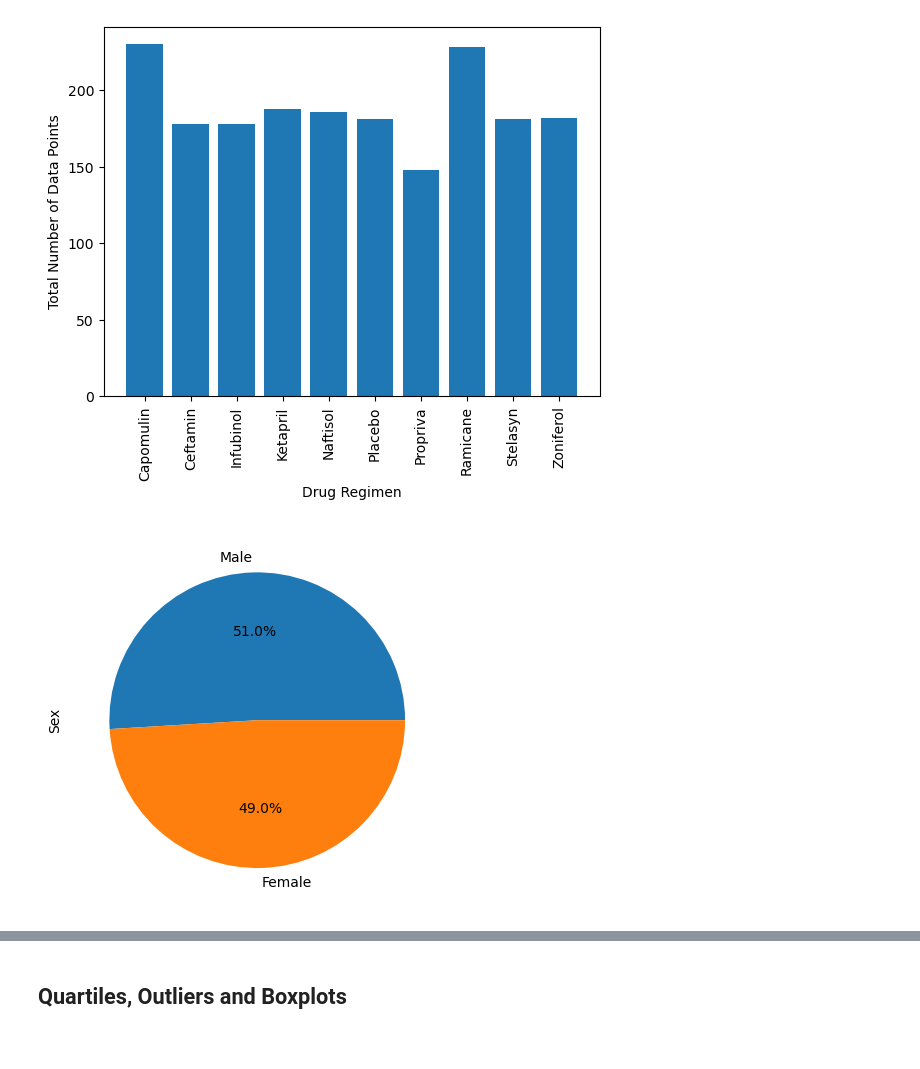
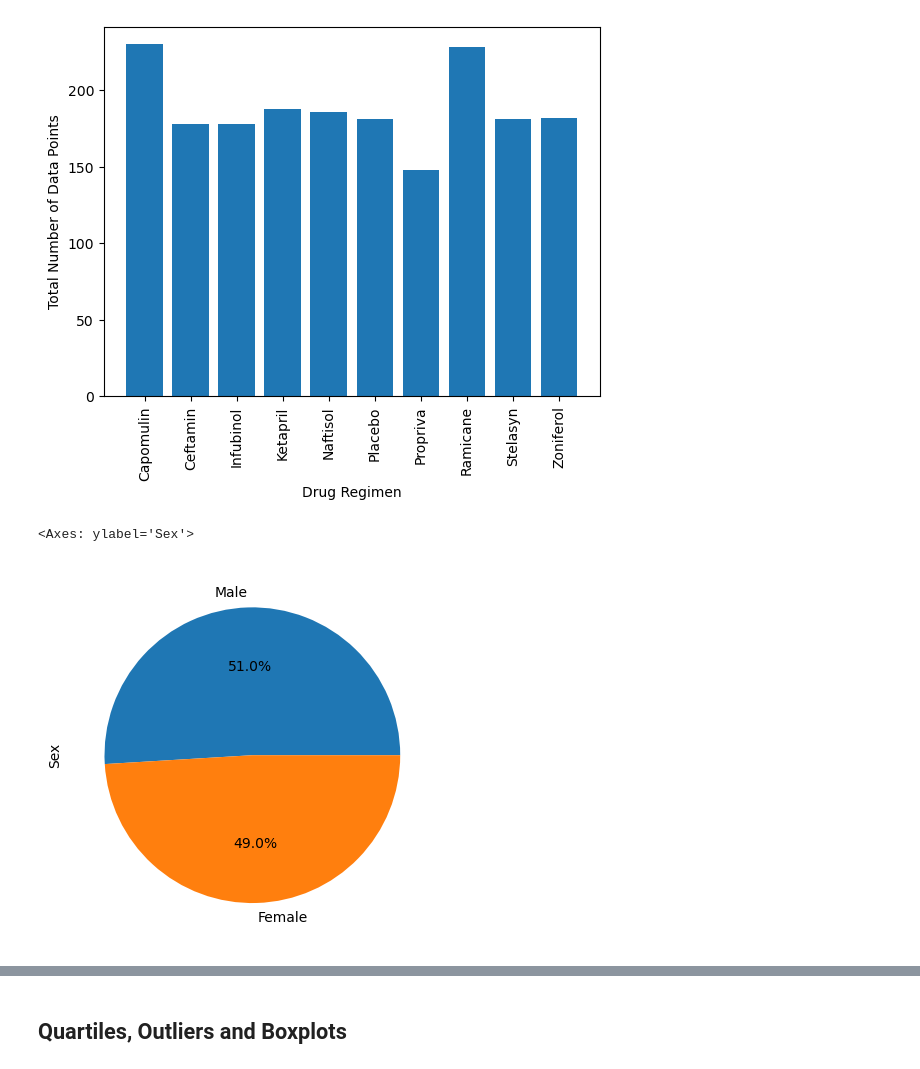
Before and after one commit to SamLind11/data-visualization-challenge, a Jupyter notebook: Pymaceuticals/pymaceuticals_starter.ipynb, the cells around one changed output, grey strips where cells are left out. Drawn from its saved outputs; the diff is of its cells as text; code cells hidden in the pictures.

```diff
--- a/Pymaceuticals/pymaceuticals_starter.ipynb
+++ b/Pymaceuticals/pymaceuticals_starter.ipynb
@@ -153,7 +153,10 @@ Text(0, 0.5, 'Total Number of Data Points')
 [figure]
 # %%
 # Generate a pie plot showing the distribution of female versus male mice using Pandas
+mouse_sex_data = merge_data_clean["Sex"].value_counts()
+mouse_sex_data.plot.pie(autopct="%1.1f%%")
 # %% [output]
+<Axes: ylabel='Sex'>
-[figure, old version]
+[figure, new version]
 # %%
 # Generate a pie plot showing the distribution of female versus male mice using pyplot
```
Also changed, not shown: parts of 7 cells of this notebook, 1 other file.
